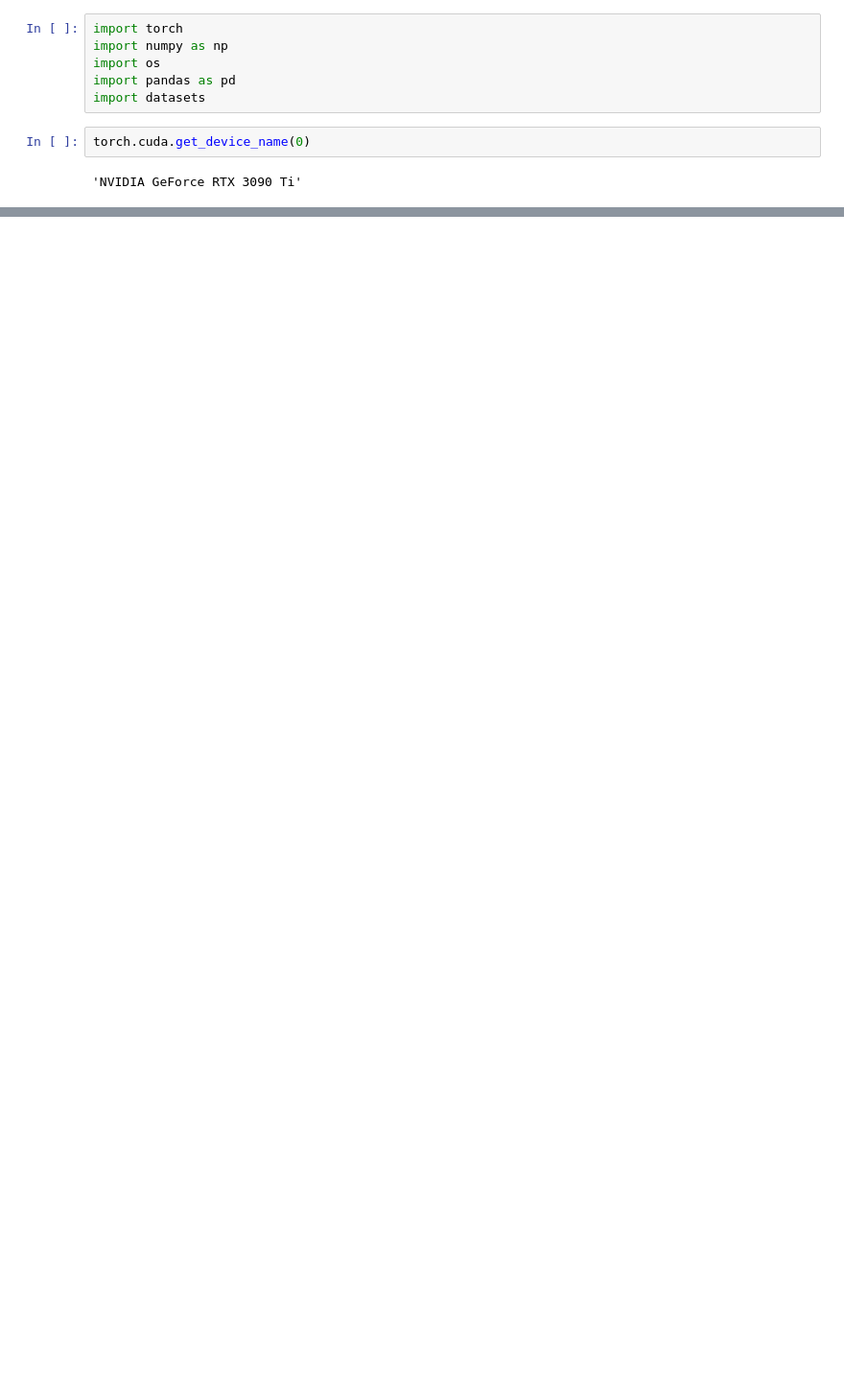
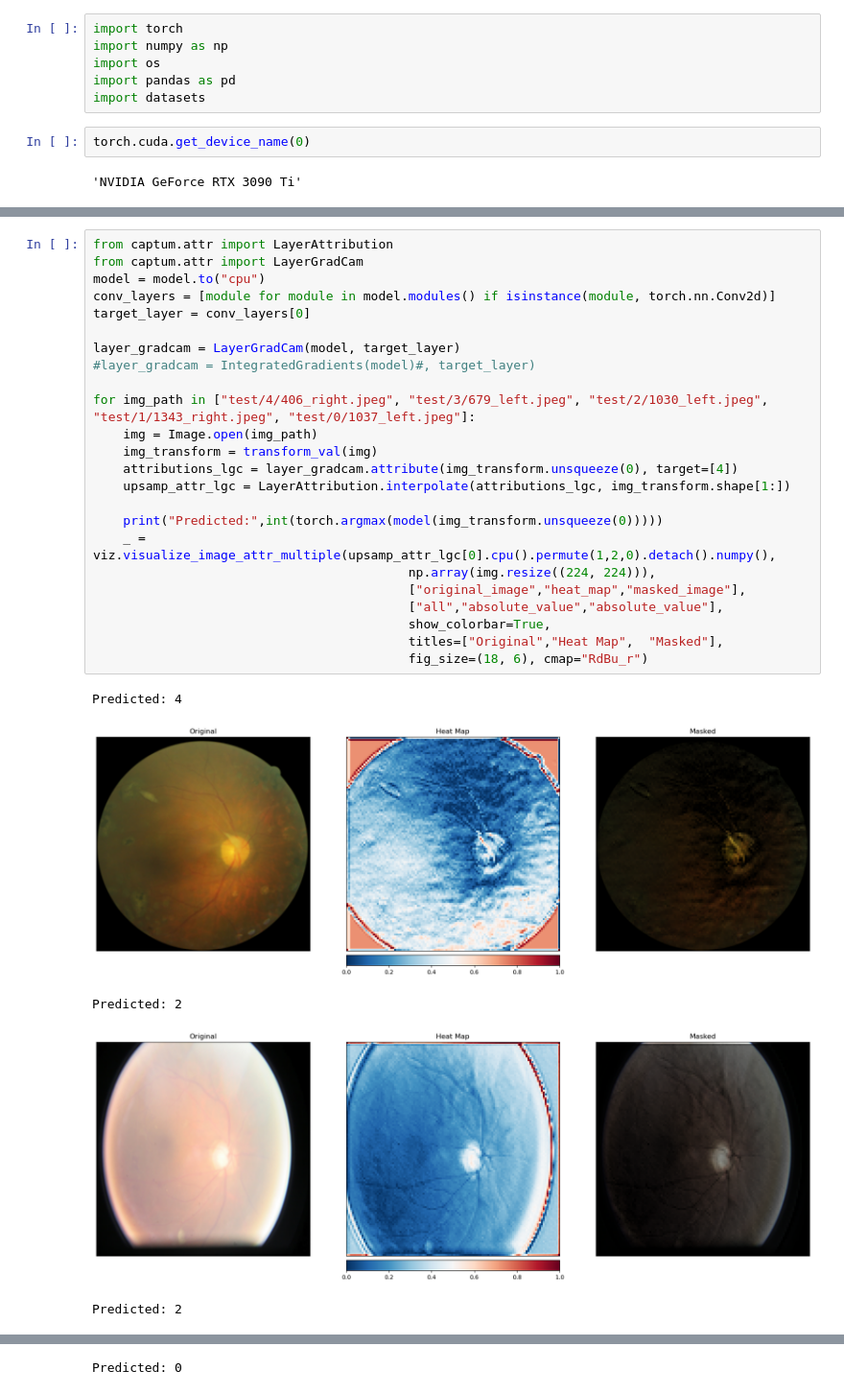
Before and after one commit to h3llow/Pose-Estimation-Tutorial, a Jupyter notebook: project1/pt.ipynb, the cells around one changed output, grey strips where cells are left out. Shown at 96% size. Drawn from its saved outputs; the diff is of its cells as text; blank space fills up the shorter version.

Commit message:
Auto stash before merge of "master" and "origin/master"

```diff
--- a/project1/pt.ipynb
+++ b/project1/pt.ipynb
@@ -236,0 +198,30 @@ plt.show()
+# %%
+from captum.attr import LayerAttribution
+from captum.attr import LayerGradCam
+model = model.to("cpu")
+conv_layers = [module for module in model.modules() if isinstance(module, torch.nn.Conv2d)]
+target_layer = conv_layers[0]
+
+layer_gradcam = LayerGradCam(model, target_layer)
+#layer_gradcam = IntegratedGradients(model)#, target_layer)
+
+for img_path in ["test/4/406_right.jpeg", "test/3/679_left.jpeg", "test/2/1030_left.jpeg", "test/1/1343_right.jpeg", "test/0/1037_left.jpeg"]:
+    img = Image.open(img_path)
+    img_transform = transform_val(img)
+    attributions_lgc = layer_gradcam.attribute(img_transform.unsqueeze(0), target=[4])
+    upsamp_attr_lgc = LayerAttribution.interpolate(attributions_lgc, img_transform.shape[1:])
+
+    print("Predicted:",int(torch.argmax(model(img_transform.unsqueeze(0)))))
+    _ = viz.visualize_image_attr_multiple(upsamp_attr_lgc[0].cpu().permute(1,2,0).detach().numpy(),
+                                          np.array(img.resize((224, 224))),
+                                          ["original_image","heat_map","masked_image"],
+                                          ["all","absolute_value","absolute_value"],
+                                          show_colorbar=True,
+                                          titles=["Original","Heat Map",  "Masked"],
+                                          fig_size=(18, 6), cmap="RdBu_r")
+# %% [output]
+Predicted: 4
+[figure, added]
+Predicted: 2
+[figure, added]
+Predicted: 2
@@ -236,0 +229 @@ plt.show()
+Predicted: 0
```
Also changed, not shown: parts of 15 cells of this notebook, 5 other files.
